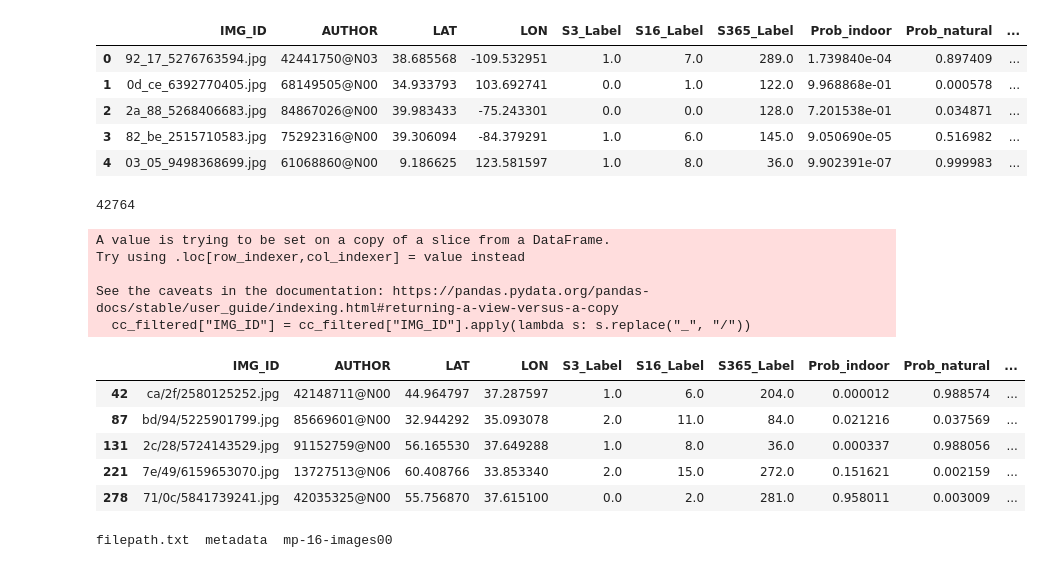
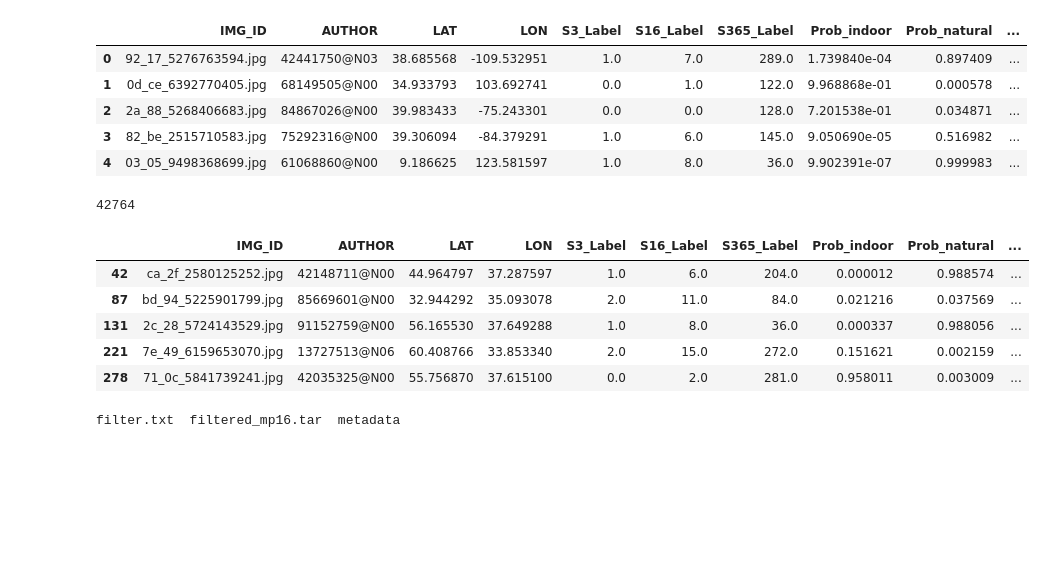
Before and after one commit to tungduong0708/G3-Original, a Jupyter notebook: dataset-filtering.ipynb, the cells around one changed output. Saved outputs shown, nothing was run; the diff lists cells and outputs as text; code cells hidden in the pictures; blank space fills up the shorter version.

Commit message:
filter and test eep

```diff
--- a/dataset-filtering.ipynb
+++ b/dataset-filtering.ipynb
@@ -67,4 +74,4 @@ for file in files:
 # %%
 import pandas as pd
 
-filtered = pd.read_csv(filtered_path)
+filtered = pd.read_csv("/data/mp16/metadata/MP16_Pro_filtered.csv")
@@ -82,30 +93,24 @@ filtered.head()
 # %%
 # filtered is what remains, the other are dead
 def cc_filter(cc):
     return cc in ["ua", "ru", "ps", "il"]
 
 cc_filtered = filtered[filtered["country_code"].apply(cc_filter)]
-cc_filtered["IMG_ID"] = cc_filtered["IMG_ID"].apply(lambda s: s.replace("_", "/"))
 print(len(cc_filtered))
 cc_filtered.head()
 # %% [output]
 42764
-A value is trying to be set on a copy of a slice from a DataFrame.
-Try using .loc[row_indexer,col_indexer] = value instead
-
-See the caveats in the documentation: https://pandas.pydata.org/pandas-docs/stable/user_guide/indexing.html#returning-a-view-versus-a-copy
-  cc_filtered["IMG_ID"] = cc_filtered["IMG_ID"].apply(lambda s: s.replace("_", "/"))
 |  | IMG_ID | AUTHOR | LAT | LON | S3_Label | S16_Label | S365_Label | Prob_indoor | Prob_natural | ... |
-| 42 | ca/2f/2580125252.jpg | 42148711@N00 | 44.964797 | 37.287597 | 1.0 | 6.0 | 204.0 | 0.000012 | 0.988574 | ... |
-| 87 | bd/94/5225901799.jpg | 85669601@N00 | 32.944292 | 35.093078 | 2.0 | 11.0 | 84.0 | 0.021216 | 0.037569 | ... |
-| 131 | 2c/28/5724143529.jpg | 91152759@N00 | 56.165530 | 37.649288 | 1.0 | 8.0 | 36.0 | 0.000337 | 0.988056 | ... |
-| 221 | 7e/49/6159653070.jpg | 13727513@N06 | 60.408766 | 33.853340 | 2.0 | 15.0 | 272.0 | 0.151621 | 0.002159 | ... |
-| 278 | 71/0c/5841739241.jpg | 42035325@N00 | 55.756870 | 37.615100 | 0.0 | 2.0 | 281.0 | 0.958011 | 0.003009 | ... |
+| 42 | ca_2f_2580125252.jpg | 42148711@N00 | 44.964797 | 37.287597 | 1.0 | 6.0 | 204.0 | 0.000012 | 0.988574 | ... |
+| 87 | bd_94_5225901799.jpg | 85669601@N00 | 32.944292 | 35.093078 | 2.0 | 11.0 | 84.0 | 0.021216 | 0.037569 | ... |
+| 131 | 2c_28_5724143529.jpg | 91152759@N00 | 56.165530 | 37.649288 | 1.0 | 8.0 | 36.0 | 0.000337 | 0.988056 | ... |
+| 221 | 7e_49_6159653070.jpg | 13727513@N06 | 60.408766 | 33.853340 | 2.0 | 15.0 | 272.0 | 0.151621 | 0.002159 | ... |
+| 278 | 71_0c_5841739241.jpg | 42035325@N00 | 55.756870 | 37.615100 | 0.0 | 2.0 | 281.0 | 0.958011 | 0.003009 | ... |
 # %%
 cc_filtered["IMG_ID"].to_csv("/data/mp16/filter.txt", index=False, header=False)
 !ls /data/mp16/
 # %% [output]
-filepath.txt  metadata  mp-16-images00
+filter.txt  filtered_mp16.tar  metadata
 # %%
 !cat /data/mp16/mp-16-images* > /data/mp16/mp-16-images.tar
 # !cd /root/dl && tar -cf 'filtered.tar' --files-from=<(sed 's|^|images/|' 'filepath.txt')
```
Also changed, not shown: parts of 21 cells of this notebook, 1 other file.
